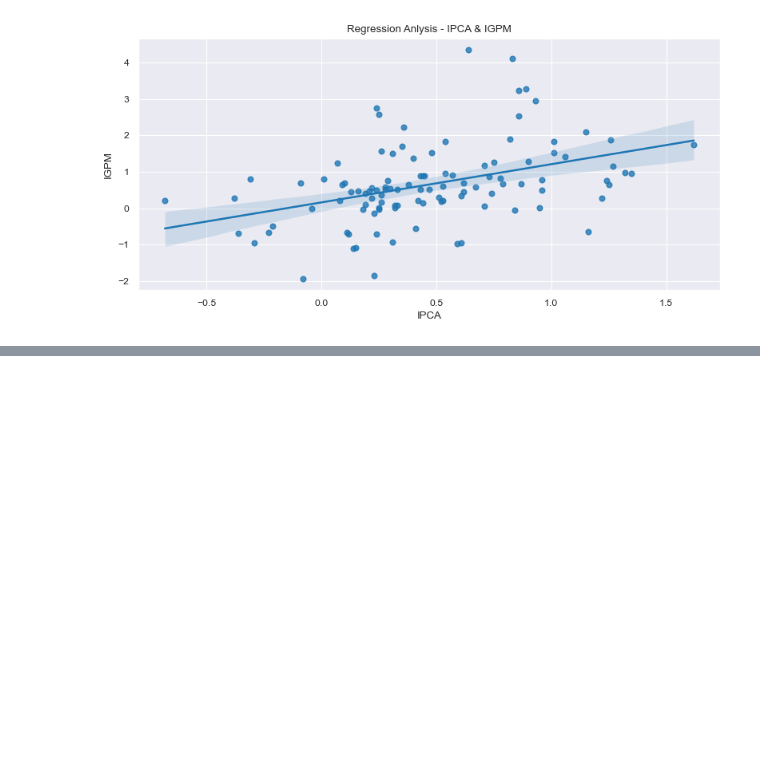
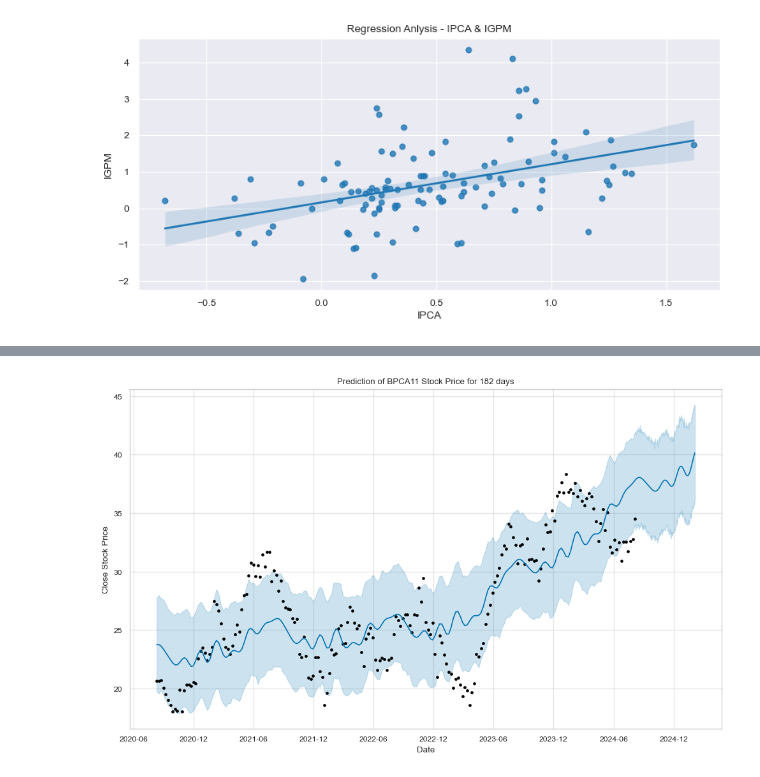
Before and after one commit to vitrpereira/analytics, a Jupyter notebook: notebooks/bpac11_stock_overview.ipynb, the cells around one changed output, grey strips where cells are left out. Drawn from its saved outputs; the diff is of its cells as text; code cells hidden in the pictures; blank space fills up the shorter version.

```diff
--- a/notebooks/bpac11_stock_overview.ipynb
+++ b/notebooks/bpac11_stock_overview.ipynb
@@ -363,0 +370,6 @@ plt.show()
+# %%
+m = Prophet(daily_seasonality=True)
+
+data = btg_pac[['date', 'close']].rename(columns={'date': 'ds', 'close': 'y'})
+# %%
+m.fit(data)
@@ -363,0 +380,14 @@ plt.show()
+# %%
+period = int(365/2)
+
+future = m.make_future_dataframe(periods=period)
+
+prediction = m.predict(future)
+# %%
+m.plot(prediction)
+plt.title("Prediction of BPCA11 Stock Price for %s days" % period)
+plt.xlabel("Date")
+plt.ylabel("Close Stock Price")
+plt.show()
+# %% [output]
+[figure, added]
```
Also changed, not shown: parts of 30 cells of this notebook.
